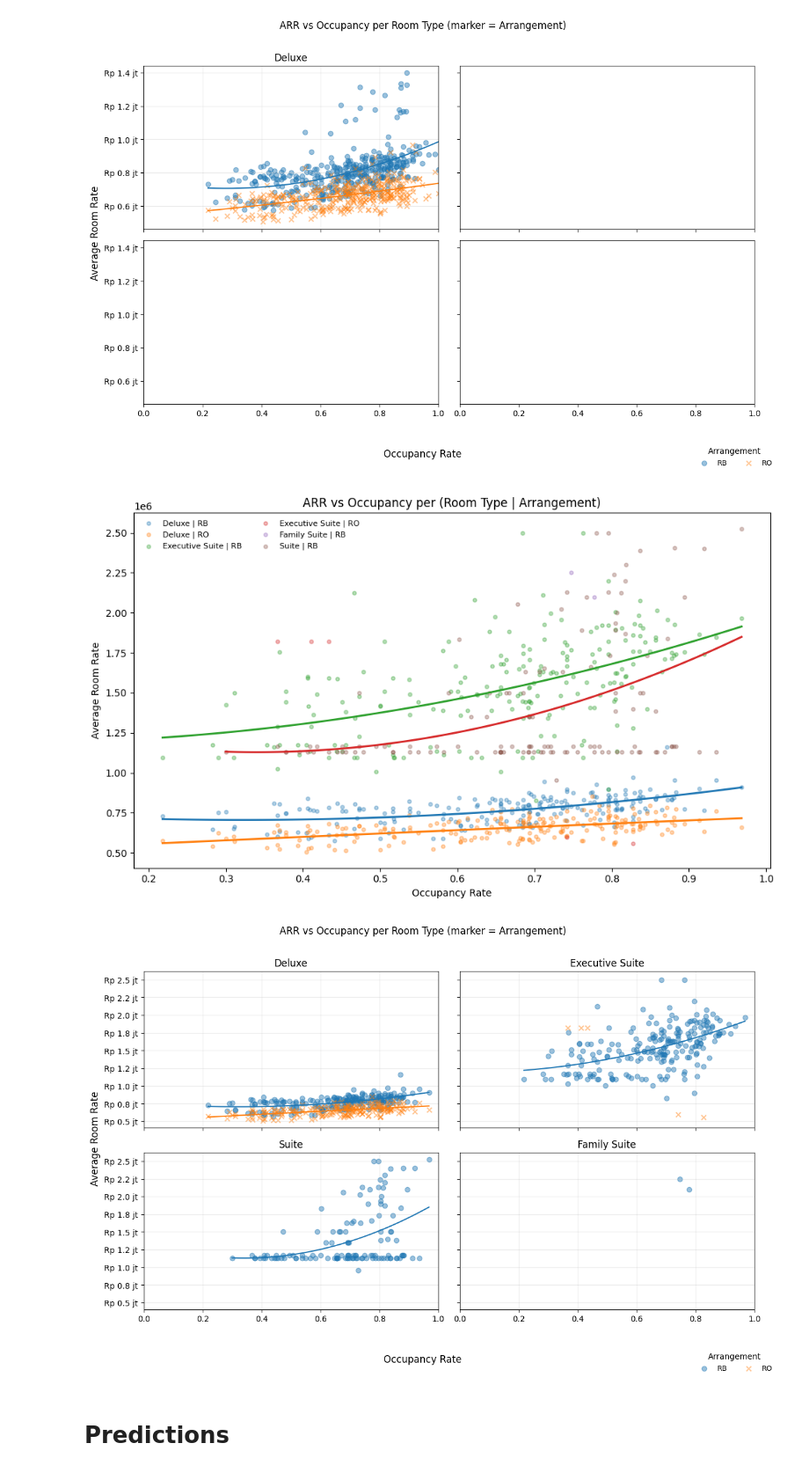
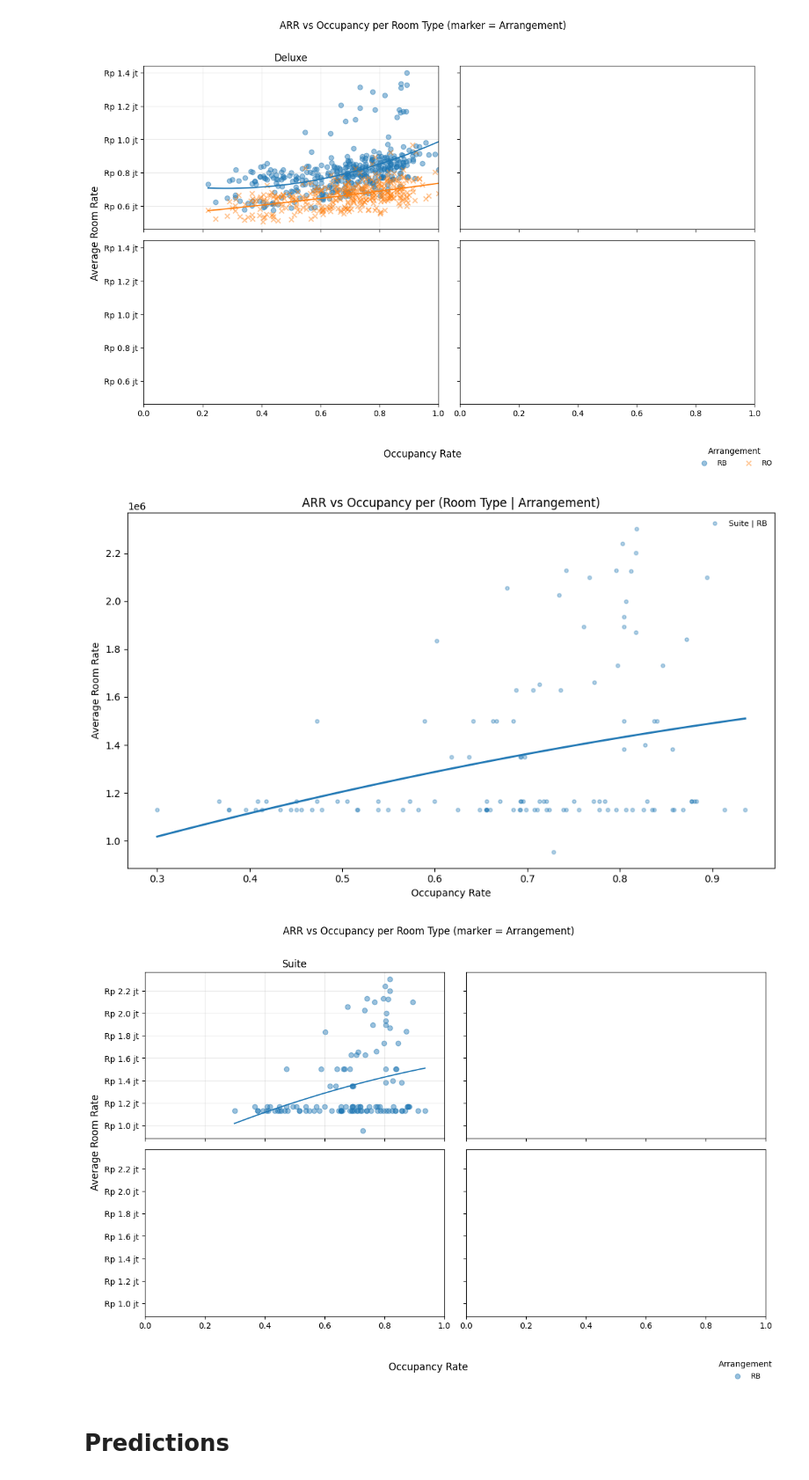
Before and after one commit to justindaud/forecal, a Jupyter notebook: backend/data/test.ipynb, the cells around one changed output. Shown at 88% size. Drawn from its saved outputs; the diff is of its cells as text; code cells hidden in the pictures.

```diff
--- a/backend/data/test.ipynb
+++ b/backend/data/test.ipynb
@@ -666,7 +666,7 @@ plt.show()
 [figure]
 [figure]
 # %%
-rt='Family Suite'
+rt='Suite'
 # Deluxe, Executive Suite, Suite, Family Suite
 # %%
 # Analisis Occ-ARR (2024)
@@ -781,7 +781,7 @@ plt.show()
 # Analisis Occ-ARR (2024 remove outliers - Deluxe)
 priceanalysis = df.copy()
 priceanalysis = priceanalysis[priceanalysis['Date'] < '2025-01-01']
-#priceanalysis = priceanalysis[priceanalysis['Room Type'] == rt]
+priceanalysis = priceanalysis[priceanalysis['Room Type'] == rt]
 
 priceanalysis = priceanalysis[
         (~priceanalysis['Is_Holiday']) &
@@ -876,35 +876,35 @@ for ax, rt in zip(axes, roomtypes):
             x = g["Occupancy Rate"].to_numpy()
             y = g["Average Room Rate"].to_numpy()
             xs = np.linspace(x.min(), x.max(), 200)
             p  = np.poly1d(np.polyfit(x, y, deg_fit))
             ax.plot(xs, p(xs))
 
     ax.set_title(f"{rt}")
     ax.grid(True, alpha=0.25)
     ax.set_ylim(ymin_glob, ymax_glob)
     ax.yaxis.set_major_formatter(FuncFormatter(rupiah_juta))
     ax.set_xlim(0, 1)  # occupancy 0–1
 
 # label sumbu bersama
 fig.suptitle("ARR vs Occupancy per Room Type (marker = Arrangement)", y=0.96)
 fig.supxlabel("Occupancy Rate")
 fig.supylabel("Average Room Rate")
 
 # legenda gabungan (arrangement)
 handles, labels = axes[0].get_legend_handles_labels()
 if handles:
     fig.legend(handles, labels, title="Arrangement",
            loc="lower center", bbox_to_anchor=(0.95, -0.02),
            ncols=len(labels), frameon=False, fontsize=9, title_fontsize=10)
 
 # turunkan sedikit suptitle agar tidak tertimpa
 fig.suptitle("ARR vs Occupancy per Room Type (marker = Arrangement)", y=0.96)
 
 plt.tight_layout(rect=[0,0.04,1,0.95])
 plt.show()
 # %% [output]
-[figure, old version]
+[figure, new version]
-[figure, old version]
+[figure, new version]
 # %% [markdown]
 # Predictions
 # %%
```
Also changed, not shown: parts of 3 cells of this notebook, 8 other files.
